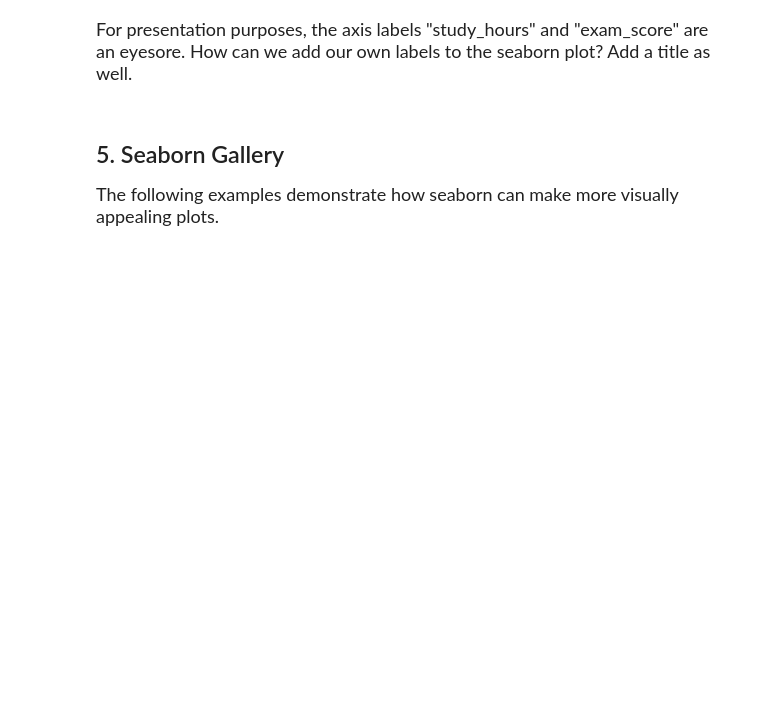
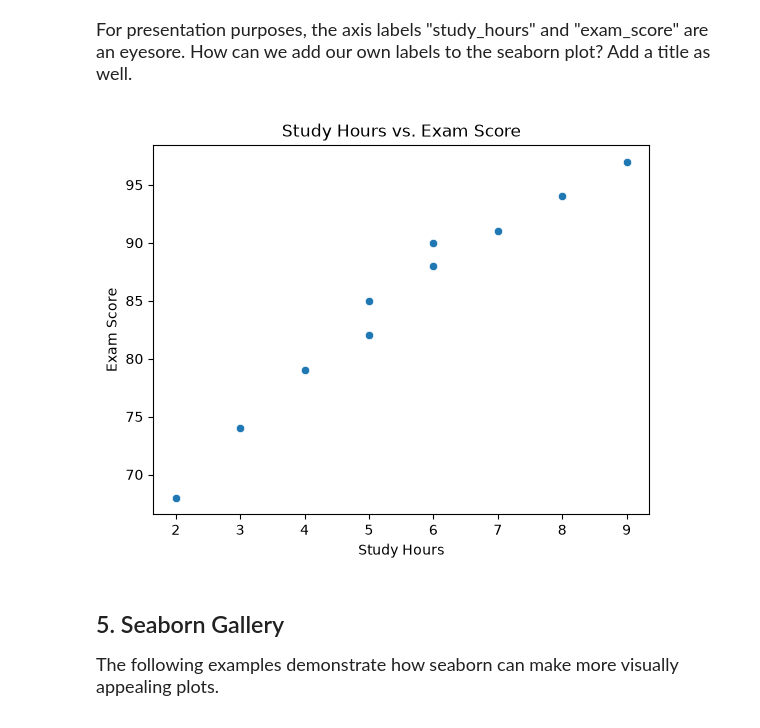
Before and after one commit to sukhroopsingh201/datasci185fall2026, a Jupyter notebook: Lab_02/lab02.ipynb, the cells around one changed output. Cells and saved outputs as stored; diff of their text form; code cells hidden in the pictures; blank space fills up the shorter version.

```diff
--- a/Lab_02/lab02.ipynb
+++ b/Lab_02/lab02.ipynb
@@ -234,10 +278,13 @@ For presentation purposes, the axis labels "study_hours" and "exam_score" are an
 # %%
 sns.scatterplot(x = pandas_df["study_hours"], y = pandas_df["exam_score"])
 ### Replace the x-axis and y-axis labels so no underscores are present
 ### Add a title
-
-
+plt.xlabel("Study Hours")
+plt.ylabel("Exam Score")
+plt.title("Study Hours vs. Exam Score")
 plt.show()
+# %% [output]
+[figure, added]
 # %% [markdown]
 ## 5. Seaborn Gallery
 
```
Also changed, not shown: parts of 9 cells of this notebook, 2 other files.
